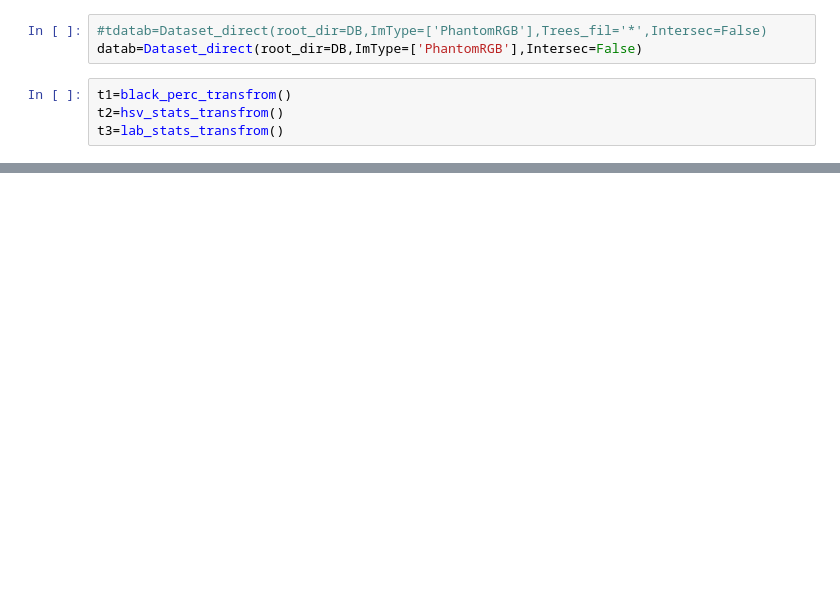
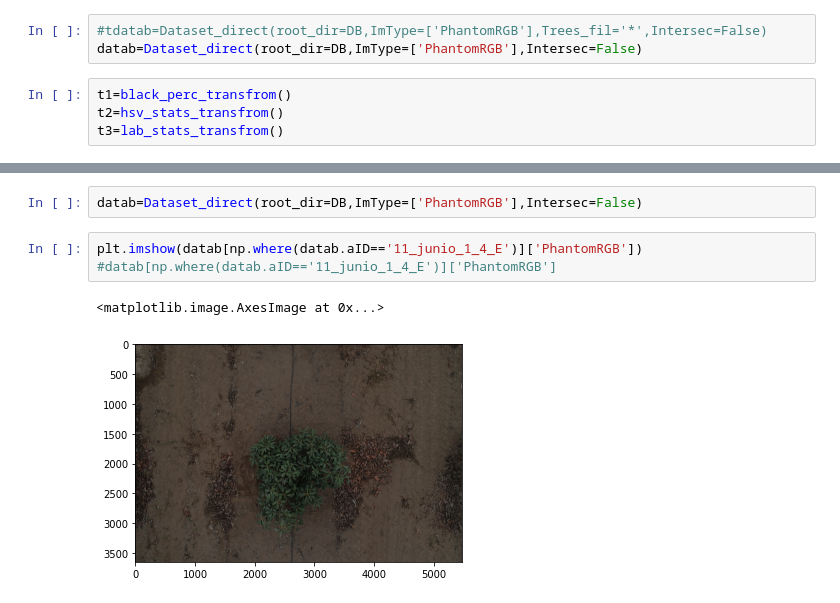
Before and after one commit to Abdigal1/paltas_repo, a Jupyter notebook: Data_prep/Dataloader.ipynb, the cells around one changed output, grey strips where cells are left out. Saved outputs shown, nothing was run; the diff lists cells and outputs as text; blank space fills up the shorter version.

```diff
--- a/Data_prep/Dataloader.ipynb
+++ b/Data_prep/Dataloader.ipynb
@@ -76,0 +193,8 @@ os.listdir(os.path.join(DB,os.listdir(DB)[0],'PhantomRGB'))
+# %%
+datab=Dataset_direct(root_dir=DB,ImType=['PhantomRGB'],Intersec=False)
+# %%
+plt.imshow(datab[np.where(datab.aID=='11_junio_1_4_E')]['PhantomRGB'])
+#datab[np.where(datab.aID=='11_junio_1_4_E')]['PhantomRGB']
+# %% [output]
+<matplotlib.image.AxesImage at 0x...>
+[figure, added]
```
Also changed, not shown: parts of 40 cells of this notebook, 7 other files.
